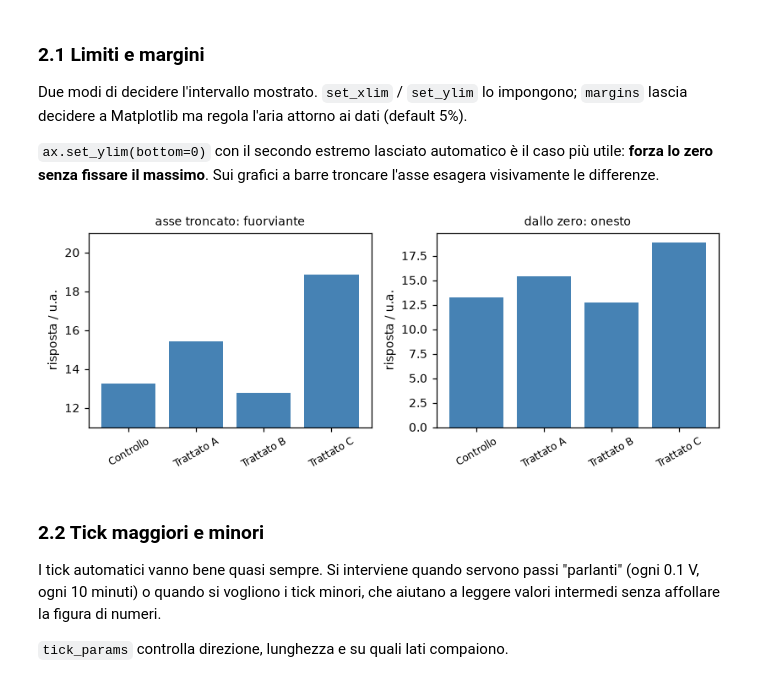
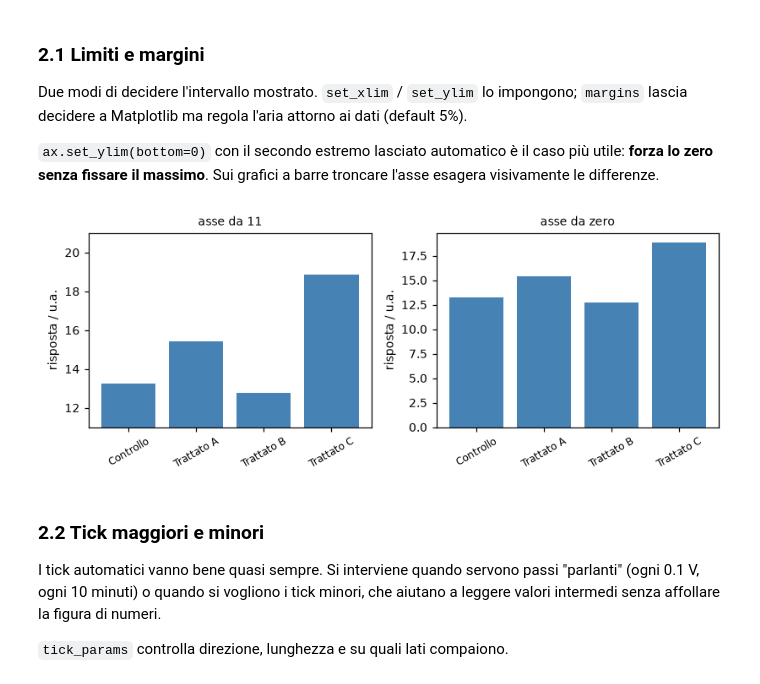
Before and after one commit to LucaBon/corso_python_CNR, a Jupyter notebook: materiali/personalizzazione_grafici.ipynb, the cells around one changed output. Cells and saved outputs as stored; diff of their text form; code cells hidden in the pictures.

```diff
--- a/materiali/personalizzazione_grafici.ipynb
+++ b/materiali/personalizzazione_grafici.ipynb
@@ -209,21 +209,21 @@ esagera visivamente le differenze.
 # %%
 fig, (a1, a2) = plt.subplots(1, 2, figsize=(7.5, 3.0))
 
 a1.bar(gruppi, medie, color="steelblue")
 a1.set_ylim(11, 21)
-a1.set_title("asse troncato: fuorviante", fontsize=9)
+a1.set_title("asse da 11", fontsize=9)
 
 a2.bar(gruppi, medie, color="steelblue")
 a2.set_ylim(bottom=0)          # massimo automatico
-a2.set_title("dallo zero: onesto", fontsize=9)
+a2.set_title("asse da zero", fontsize=9)
 
 for ax in (a1, a2):
     ax.tick_params(axis="x", rotation=30, labelsize=8)
     ax.set_ylabel("risposta / u.a.")
 fig.tight_layout()
 plt.show()
 # %% [output]
-[figure, old version]
+[figure, new version]
 # %% [markdown]
 ### 2.2 Tick maggiori e minori
 
```
Also changed, not shown: parts of 2 cells of this notebook.
